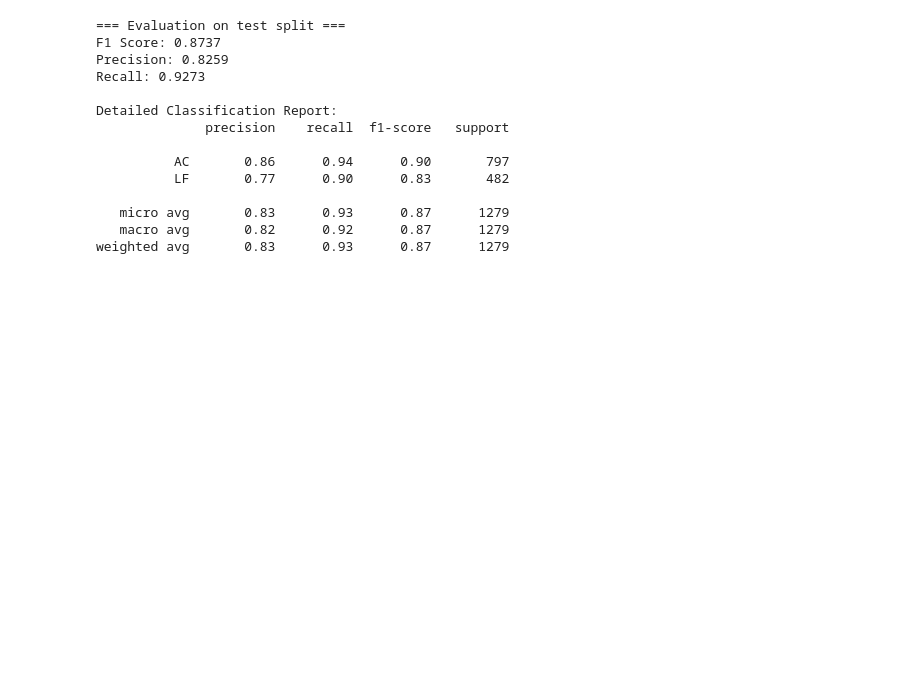
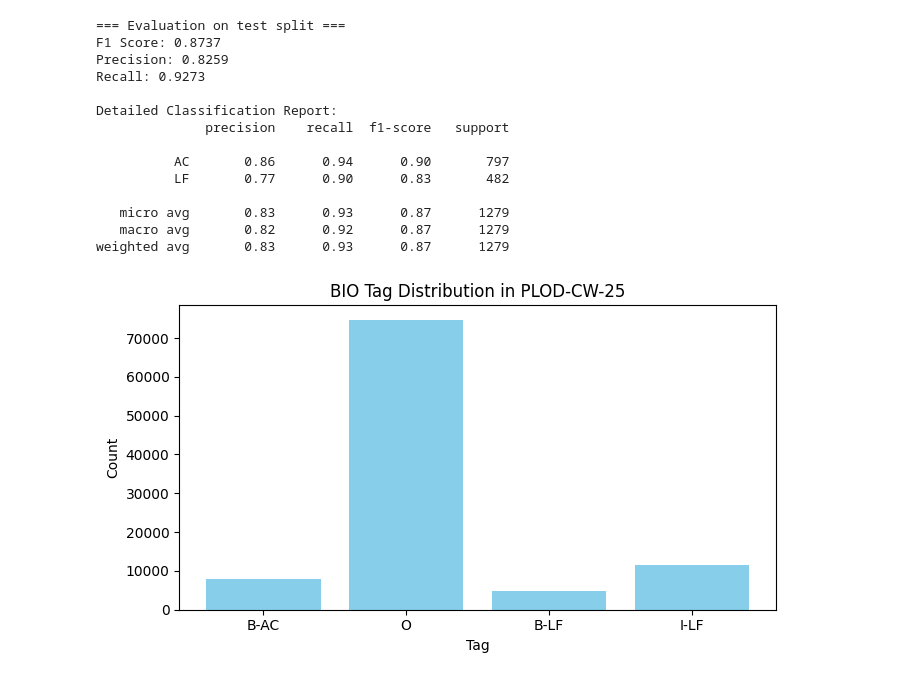
Before and after one commit to DonRL10/NLP-project, a Jupyter notebook: nlp_project(DaBertA).ipynb, the cells around one changed output. Saved outputs shown, nothing was run; the diff lists cells and outputs as text; code cells hidden in the pictures; blank space fills up the shorter version.

Commit message:
visualisation_task1

```diff
--- a/nlp_project(DaBertA).ipynb
+++ b/nlp_project(DaBertA).ipynb
@@ -246,3 +262,86 @@ Detailed Classification Report:
    micro avg       0.83      0.93      0.87      1279
    macro avg       0.82      0.92      0.87      1279
 weighted avg       0.83      0.93      0.87      1279
+# %%
+#visualising data
+#import seaborn as sns
+import pandas as pd
+import matplotlib.pyplot as plt
+from collections import Counter
+
+# Flattening lists for everything
+flat_tokens = []
+flat_tags = []
+flat_pos = []
+
+# Tokens
+for split in dataset:
+    for i in dataset[split]["tokens"]:
+        flat_tokens.extend(i)
+
+# ner tags
+for split in dataset:
+    for i in dataset[split]["ner_tags"]:
+        flat_tags.extend(i)
+
+# Pos tags
+for split in dataset:
+    for i in dataset[split]["pos_tags"]:
+        flat_pos.extend(i)
+
+#tags already strings
+flat_tag_labels = flat_tags
+flat_pos_labels = flat_pos
+
+#bio tag distribution
+tag_counts = Counter(flat_tag_labels)
+tag_df = pd.DataFrame(tag_counts.items(), columns=["Tag", "Count"])
+
+plt.figure(figsize=(7, 4))
+plt.bar(tag_df["Tag"], tag_df["Count"], color="skyblue")
+plt.title("BIO Tag Distribution in PLOD-CW-25")
+plt.xlabel("Tag")
+plt.ylabel("Count")
+plt.tight_layout()
+plt.show()
+
+# 2. Sentence Length Distribution (Train split only)
+train_lengths = [len(sentence) for sentence in dataset["train"]["tokens"]]
+
+plt.figure(figsize=(7, 4))
+plt.hist(train_lengths, bins=30, color="lightgreen", edgecolor="black")
+plt.title("Sentence Length Distribution (Train Set)")
+plt.xlabel("Tokens per Sentence")
+plt.ylabel("Frequency")
+plt.tight_layout()
+plt.show()
+
+#most freq abbrev
+b_ac_tokens = [tok for tok, label in zip(flat_tokens, flat_tag_labels) if label == "B-AC"]
+top_abbrevs = Counter(b_ac_tokens).most_common(20)
+
+#bar plot
+abbrev_df = pd.DataFrame(top_abbrevs, columns=["Abbreviation", "Frequency"])
+plt.figure(figsize=(8, 6))
+plt.barh(abbrev_df["Abbreviation"], abbrev_df["Frequency"], color="orange")
+plt.title("Top 20 Abbreviations (B-AC)")
+plt.xlabel("Frequency")
+plt.gca().invert_yaxis()
+plt.tight_layout()
+plt.show()
+
+# pos tag distribution
+pos_counts = Counter(flat_pos_labels)
+pos_df = pd.DataFrame(pos_counts.items(), columns=["POS", "Count"])
+pos_df = pos_df.sort_values("Count", ascending=False)
+
+plt.figure(figsize=(10, 4))
+plt.bar(pos_df["POS"], pos_df["Count"], color="lightcoral")
+plt.title("POS Tag Distribution")
+plt.xlabel("POS Tag")
+plt.ylabel("Count")
+plt.xticks(rotation=45)
+plt.tight_layout()
+plt.show()
+# %% [output]
+[figure, added]
```
Also changed, not shown: parts of 4 cells of this notebook, 1 other file.
